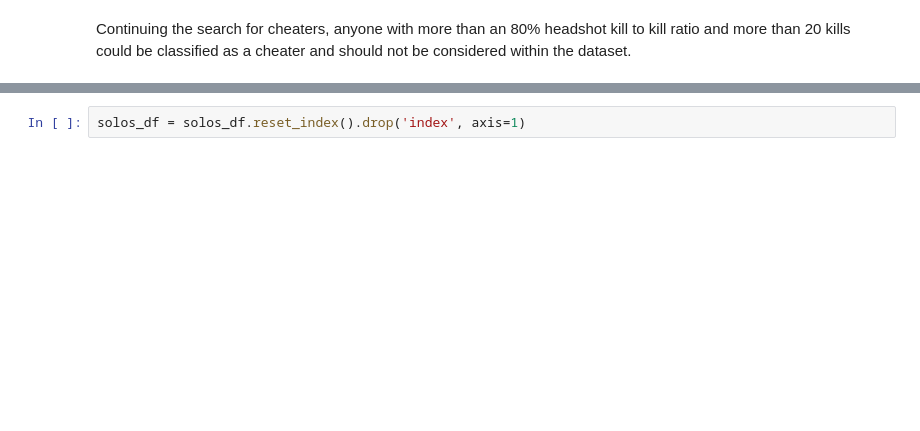
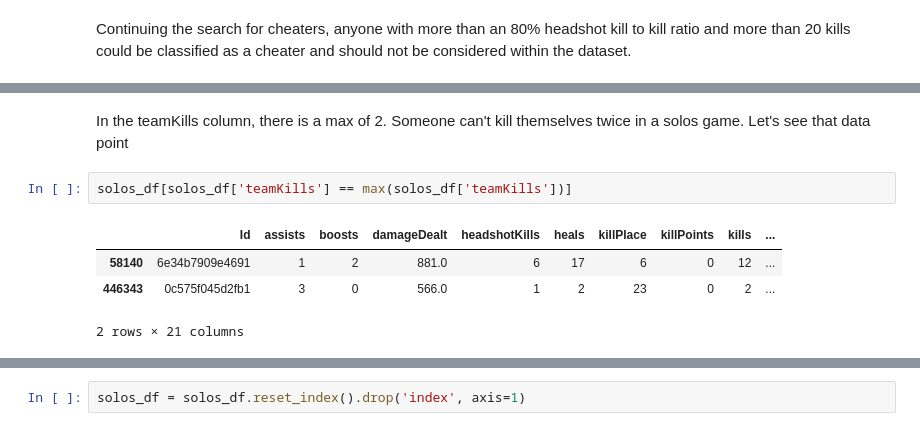
Before and after one commit to davidbuehler07/Capstone-Project-1, a Jupyter notebook: Capstone Project 1 - Data Wrangling.ipynb, the cells around one changed output, grey strips where cells are left out. Saved outputs shown, nothing was run; the diff lists cells and outputs as text; blank space fills up the shorter version.

```diff
--- a/Capstone Project 1 - Data Wrangling.ipynb
+++ b/Capstone Project 1 - Data Wrangling.ipynb
@@ -211,3 +219,12 @@ solos_df.describe()
 | 50% | 0.000000 | 0.000000 | 74.1875 | 0.000000 | 0.000000 | 47.000000 | 0.000000 | 0.000000 | 0.000000 | ... |
 | 75% | 0.000000 | 2.000000 | 169.1250 | 0.000000 | 1.000000 | 71.000000 | 1090.000000 | 1.000000 | 1.000000 | ... |
 | max | 21.000000 | 28.000000 | 5480.0000 | 26.000000 | 63.000000 | 100.000000 | 1970.000000 | 48.000000 | 18.000000 | ... |
+# %% [markdown]
+In the teamKills column, there is a max of 2. Someone can't kill themselves twice in a solos game. Let's see that data point
+# %%
+solos_df[solos_df['teamKills'] == max(solos_df['teamKills'])]
+# %% [output]
+|  | Id | assists | boosts | damageDealt | headshotKills | heals | killPlace | killPoints | kills | ... |
+| 58140 | 6e34b7909e4691 | 1 | 2 | 881.0 | 6 | 17 | 6 | 0 | 12 | ... |
+| 446343 | 0c575f045d2fb1 | 3 | 0 | 566.0 | 1 | 2 | 23 | 0 | 2 | ... |
+2 rows × 21 columns
```
Also changed, not shown: parts of 9 cells of this notebook.
